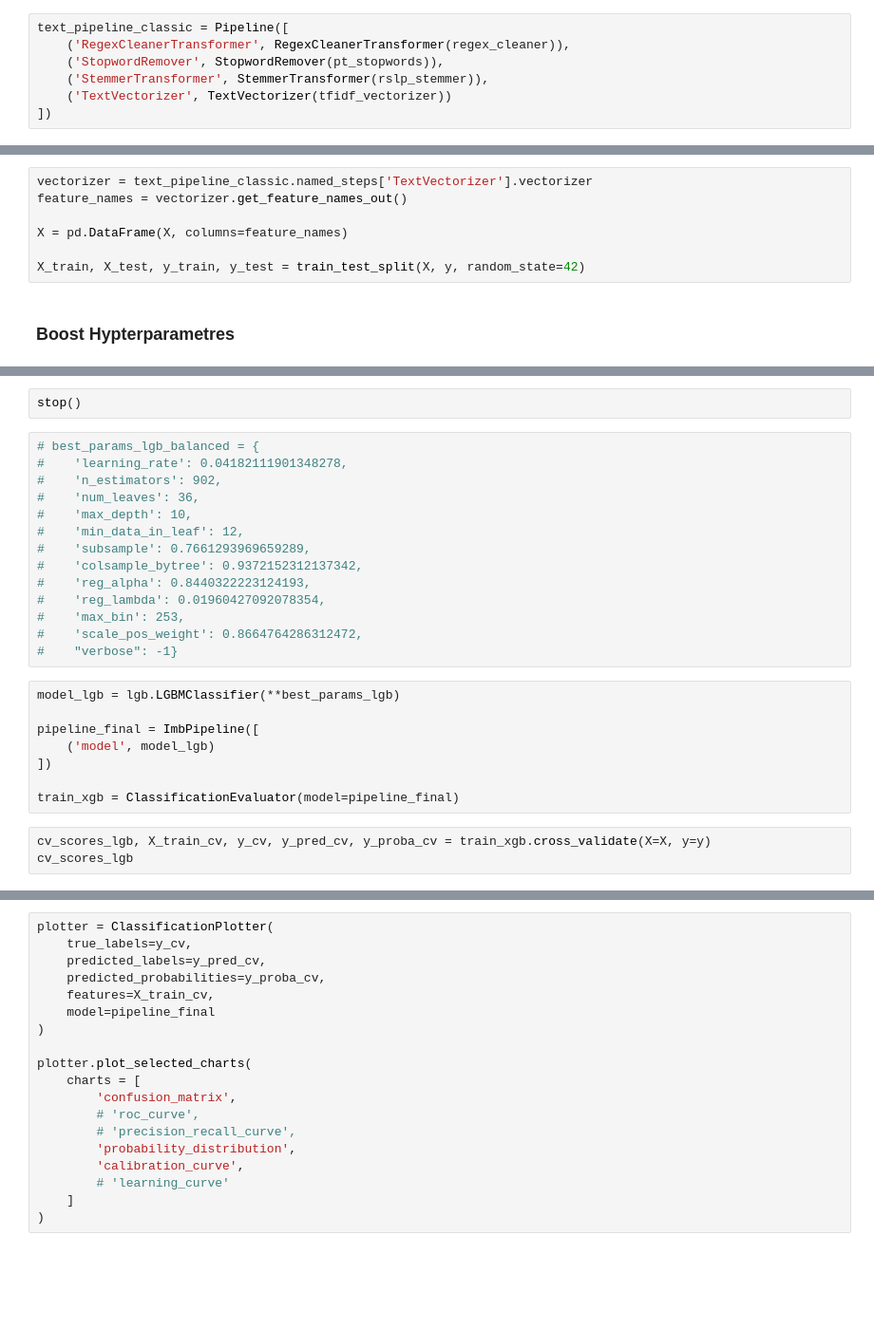
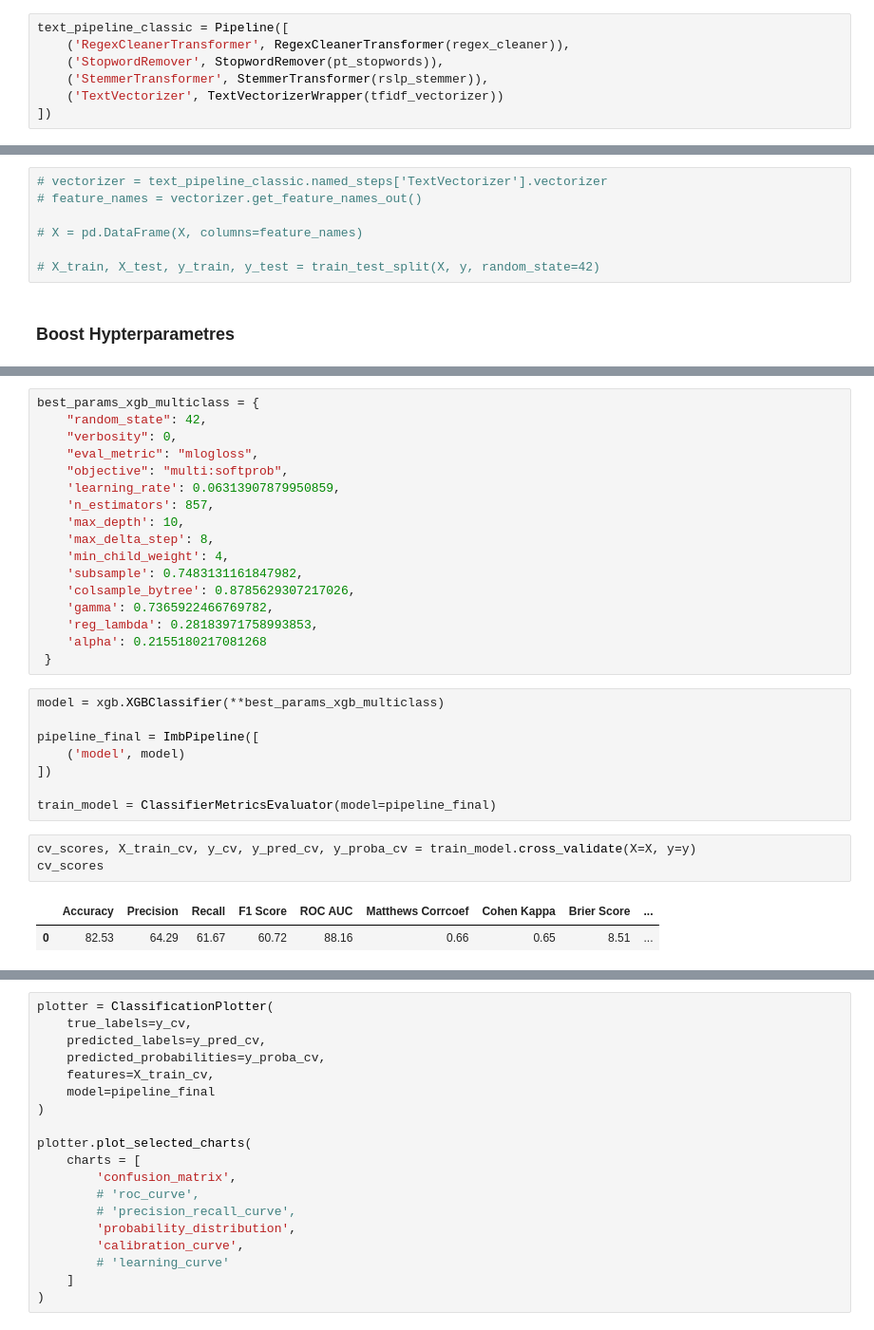
Before and after one commit to rvanguita/Brazilian_E-Commerce, a Jupyter notebook: main.ipynb, the cells around one changed output, grey strips where cells are left out. Shown at 95% size. Drawn from its saved outputs; the diff is of its cells as text; blank space fills up the shorter version.

```diff
--- a/main.ipynb
+++ b/main.ipynb
@@ -166,7 +177,7 @@ text_pipeline_classic = Pipeline([
     ('RegexCleanerTransformer', RegexCleanerTransformer(regex_cleaner)),
     ('StopwordRemover', StopwordRemover(pt_stopwords)),
     ('StemmerTransformer', StemmerTransformer(rslp_stemmer)),
-    ('TextVectorizer', TextVectorizer(tfidf_vectorizer))
+    ('TextVectorizer', TextVectorizerWrapper(tfidf_vectorizer))
 ])
 # %%
 sentiment_label_encoder = {
@@ -179,12 +190,12 @@ y = df_analysis['sentiment_label'].map(sentiment_label_encoder).values
 # %%
 X = text_pipeline_classic.fit_transform(df_analysis['comment'].tolist())
 # %%
-vectorizer = text_pipeline_classic.named_steps['TextVectorizer'].vectorizer
-feature_names = vectorizer.get_feature_names_out()
+# vectorizer = text_pipeline_classic.named_steps['TextVectorizer'].vectorizer
+# feature_names = vectorizer.get_feature_names_out()
 
-X = pd.DataFrame(X, columns=feature_names)
+# X = pd.DataFrame(X, columns=feature_names)
 
-X_train, X_test, y_train, y_test = train_test_split(X, y, random_state=42)
+# X_train, X_test, y_train, y_test = train_test_split(X, y, random_state=42)
 # %% [markdown]
 ### Boost Hypterparametres
 # %%
@@ -223,30 +213,34 @@ best_params_lgb
-# %%
-stop()
-# %%
-# best_params_lgb_balanced = {
-#    'learning_rate': 0.04182111901348278,
-#    'n_estimators': 902,
-#    'num_leaves': 36,
-#    'max_depth': 10,
-#    'min_data_in_leaf': 12,
-#    'subsample': 0.7661293969659289,
-#    'colsample_bytree': 0.9372152312137342,
-#    'reg_alpha': 0.8440322223124193,
-#    'reg_lambda': 0.01960427092078354,
-#    'max_bin': 253,
-#    'scale_pos_weight': 0.8664764286312472,
-#    "verbose": -1}
-# %%
-model_lgb = lgb.LGBMClassifier(**best_params_lgb)
-
-pipeline_final = ImbPipeline([
-    ('model', model_lgb)
-])
-
-train_xgb = ClassificationEvaluator(model=pipeline_final)
+# %%
+best_params_xgb_multiclass = {
+    "random_state": 42,
+    "verbosity": 0,
+    "eval_metric": "mlogloss",
+    "objective": "multi:softprob",
+    'learning_rate': 0.06313907879950859,
+    'n_estimators': 857,
+    'max_depth': 10,
+    'max_delta_step': 8,
+    'min_child_weight': 4,
+    'subsample': 0.7483131161847982,
+    'colsample_bytree': 0.8785629307217026,
+    'gamma': 0.7365922466769782,
+    'reg_lambda': 0.28183971758993853,
+    'alpha': 0.2155180217081268
+ }
+# %%
+model = xgb.XGBClassifier(**best_params_xgb_multiclass)
+
+pipeline_final = ImbPipeline([
+    ('model', model)
+])
+
+train_model = ClassifierMetricsEvaluator(model=pipeline_final)
 # %%
-cv_scores_lgb, X_train_cv, y_cv, y_pred_cv, y_proba_cv = train_xgb.cross_validate(X=X, y=y)
-cv_scores_lgb
+cv_scores, X_train_cv, y_cv, y_pred_cv, y_proba_cv = train_model.cross_validate(X=X, y=y)
+cv_scores
+# %% [output]
+|  | Accuracy | Precision | Recall | F1 Score | ROC AUC | Matthews Corrcoef | Cohen Kappa | Brier Score | ... |
+| 0 | 82.53 | 64.29 | 61.67 | 60.72 | 88.16 | 0.66 | 0.65 | 8.51 | ... |
 # %%
 plotter = ClassificationPlotter(
     true_labels=y_cv,
```
Also changed, not shown: parts of 13 cells of this notebook, 14 other files.
